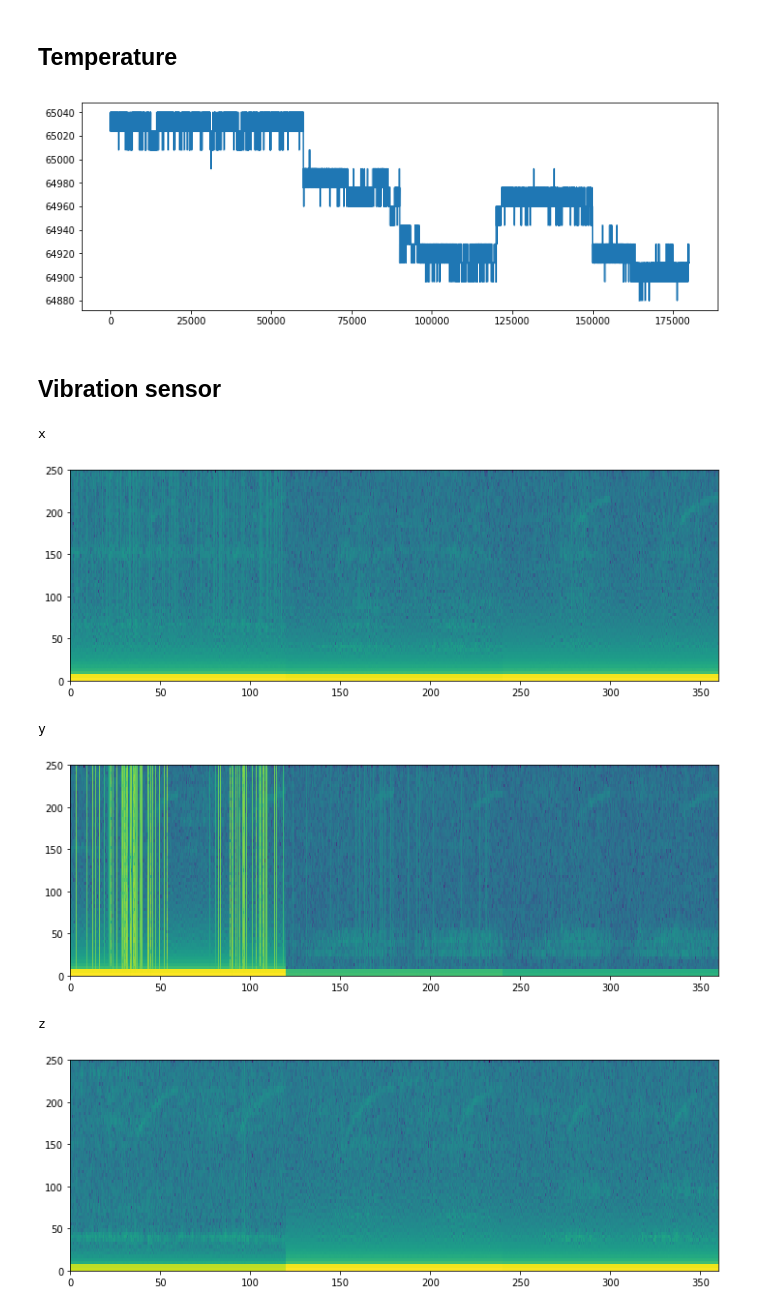
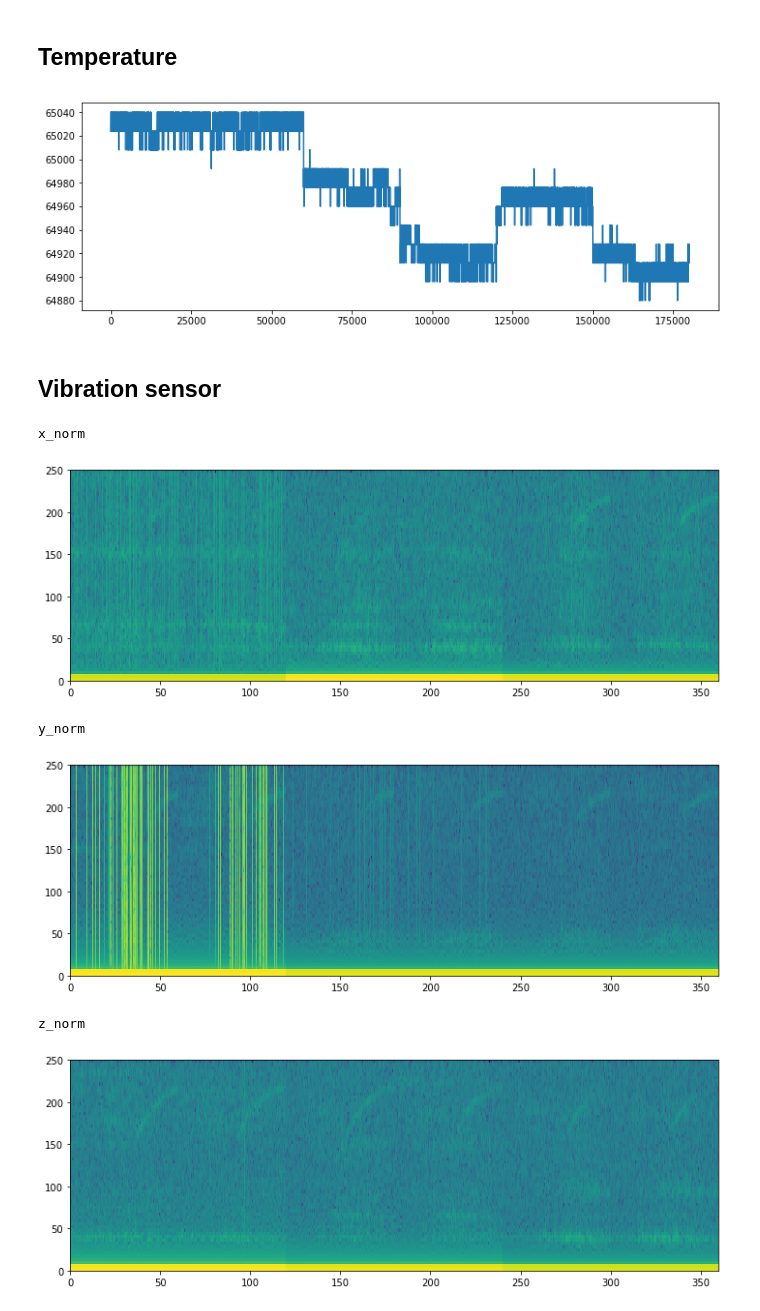
Before and after one commit to carldata/argo, a Jupyter notebook: notebooks/vibrations/eda-water.ipynb, the cells around one changed output. Saved outputs shown, nothing was run; the diff lists cells and outputs as text; code cells hidden in the pictures.

Commit message:
Vibrations

```diff
--- a/notebooks/vibrations/eda-water.ipynb
+++ b/notebooks/vibrations/eda-water.ipynb
@@ -22,0 +13,8 @@ data_frame.head()
+# %%
+data_frame = pd.read_csv('../../datasets/vibrations/argo-data_water-only.csv')
+# Normalize sensor data
+data_frame['x_norm'] = (data_frame.x - data_frame.x.mean()) / (data_frame.x.max() - data_frame.x.min())
+data_frame['y_norm'] = (data_frame.y - data_frame.y.mean()) / (data_frame.y.max() - data_frame.y.min())
+data_frame['z_norm'] = (data_frame.z - data_frame.z.mean()) / (data_frame.z.max() - data_frame.z.min())
+
+data_frame.head()
@@ -35,28 +40,28 @@ plt.show()
 data_frame.temp.plot()
 plt.show()
 # %% [output]
-[figure, old version]
+[figure, new version]
 # %% [markdown]
 ## Vibration sensor
 # %%
 NFFT = 128
 noverlap = NFFT / 4
 
-print('x')
-plt.specgram(data_frame.x, Fs=500, NFFT=NFFT, noverlap=noverlap)
+print('x_norm')
+plt.specgram(data_frame.x_norm, Fs=500, NFFT=NFFT, noverlap=noverlap)
 plt.show()
 
-print('y')
-plt.specgram(data_frame.y, Fs=500, NFFT=NFFT, noverlap=noverlap)
+print('y_norm')
+plt.specgram(data_frame.y_norm, Fs=500, NFFT=NFFT, noverlap=noverlap)
 plt.show()
 
-print('z')
-plt.specgram(data_frame.z, Fs=500, NFFT=NFFT, noverlap=noverlap)
+print('z_norm')
+plt.specgram(data_frame.z_norm, Fs=500, NFFT=NFFT, noverlap=noverlap)
 plt.show()
 # %% [output]
-x
+x_norm
 [figure]
-y
+y_norm
-[figure, old version]
+[figure, new version]
-z
+z_norm
-[figure, old version]
+[figure, new version]
```
Also changed, not shown: parts of 4 cells of this notebook, 1 other file.
